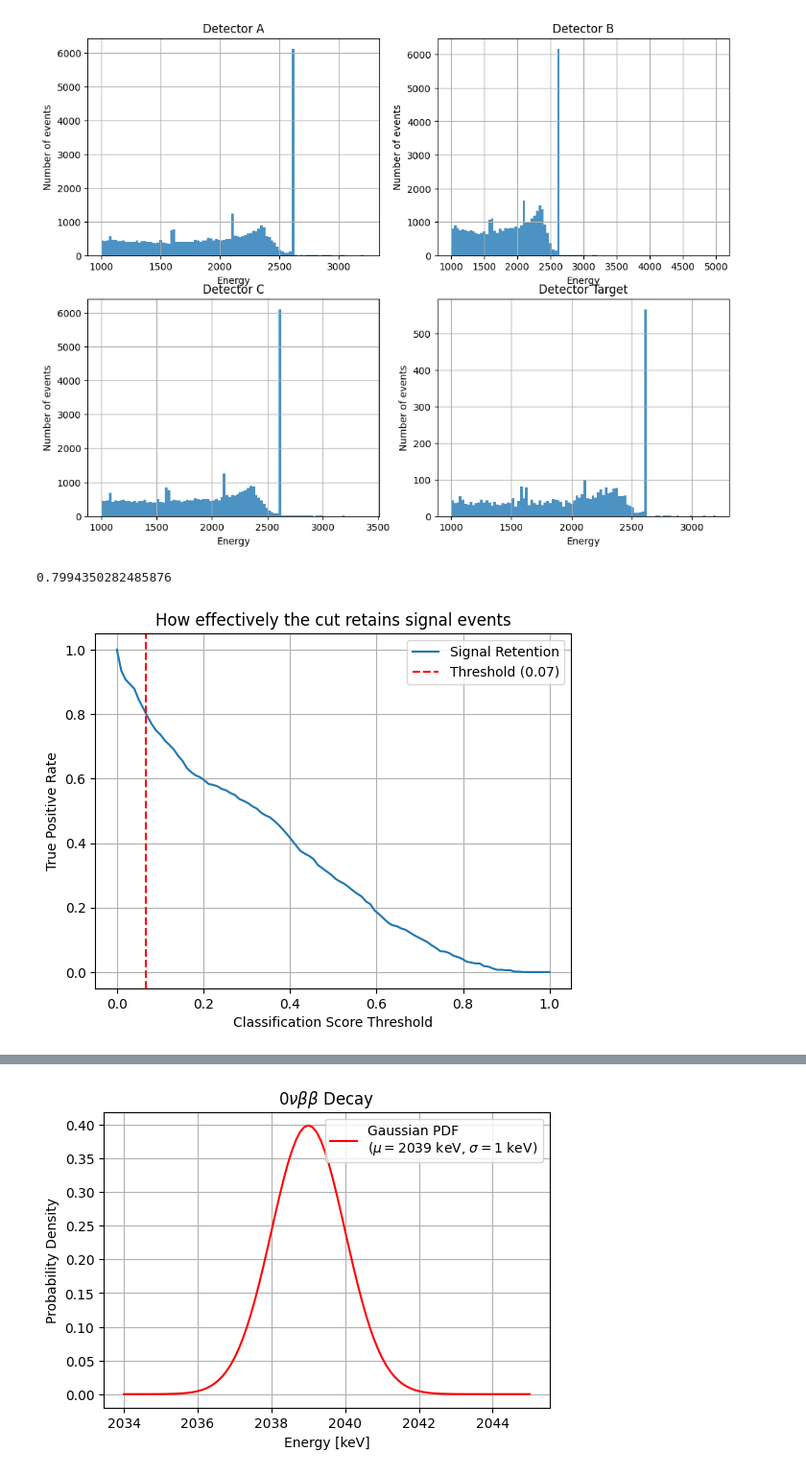
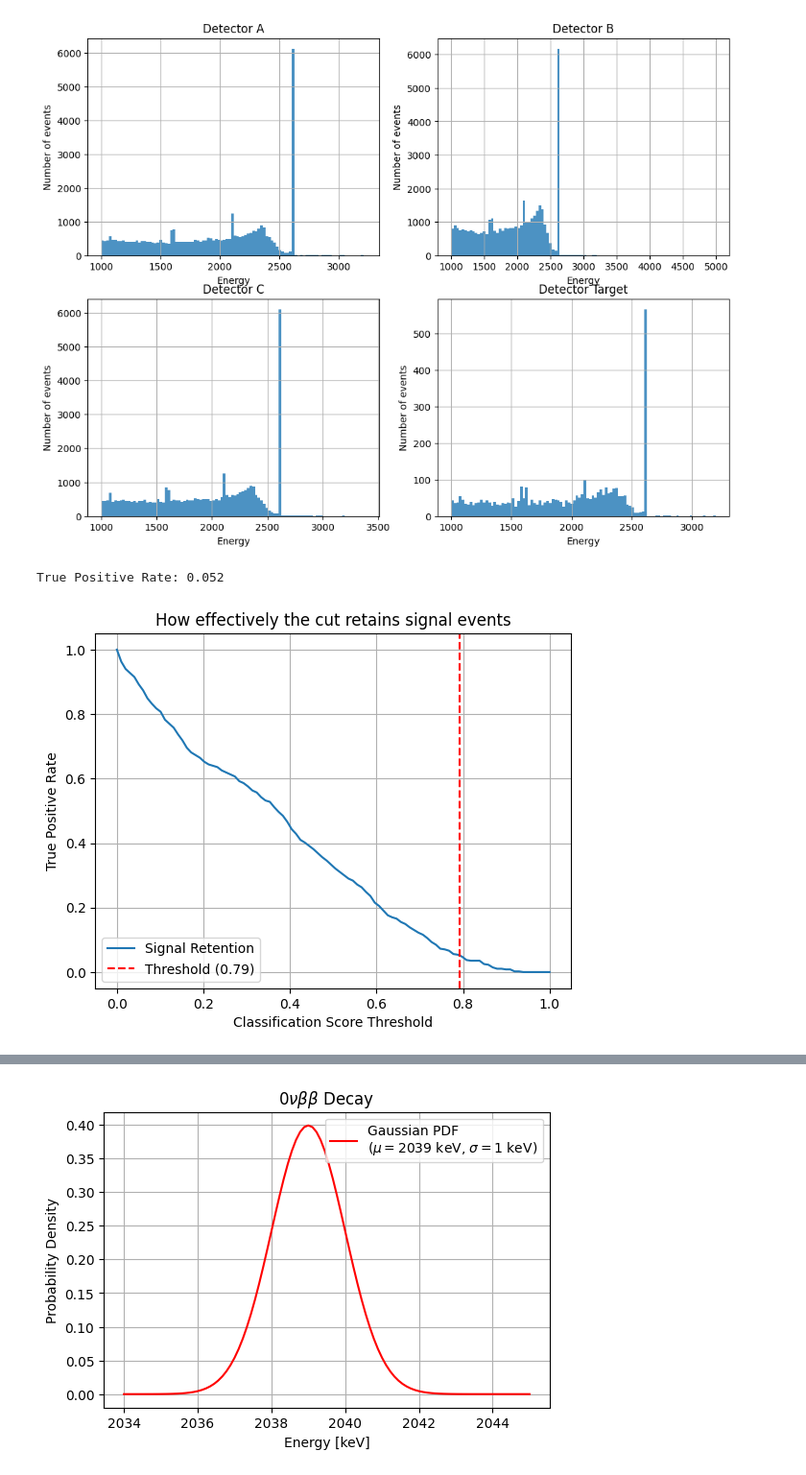
Before and after one commit to melissamp03/DSC291_FINAL-PROJECT, a Jupyter notebook: DSC291_Final-Project_2025.ipynb, the cells around one changed output, grey strips where cells are left out. Shown at 96% size. Drawn from its saved outputs; the diff is of its cells as text; code cells hidden in the pictures.

```diff
--- a/DSC291_Final-Project_2025.ipynb
+++ b/DSC291_Final-Project_2025.ipynb
@@ -72,35 +74,34 @@ plt.grid(True)
 # %%
 #Step 2
 
 #Identify energy range around the 1592 keV peak
-Peak_A = (detector_A["Energy"]>=1582)&(detector_A["Energy"]<=1602)
+Peak_A = (detector_A["Energy"]>=1589)&(detector_A["Energy"]<=1595)
 Peak_A_events = detector_A[Peak_A]
 
 #Take values with cnn_score above 90% as acceptable threshold
-Threshold = np.percentile(Peak_A_events["cnn_score"], 20)
+Threshold = np.percentile(Peak_A_events["cnn_score"], 95)
 #print(Threshold)
 Thresholds = np.linspace(0, 1, 100)
 
 True_Positive = len(Peak_A_events[Peak_A_events["cnn_score"]>=Threshold])
-
 False_Negative = len(Peak_A_events[Peak_A_events["cnn_score"]<Threshold])
 #print(False_Negative)
 Signal = True_Positive+False_Negative
 True_Positive_Rate = True_Positive/Signal
-print(True_Positive_Rate)
+print(f"True Positive Rate: {True_Positive_Rate:.3f}")
 
 # Plot the signal retention as a function of threshold
 plt.plot(Thresholds, [len(Peak_A_events[Peak_A_events["cnn_score"] >= t]) / len(Peak_A_events) for t in Thresholds], label="Signal Retention")
 plt.axvline(Threshold, color='r', linestyle='--', label=f"Threshold ({Threshold:.2f})")
 plt.xlabel("Classification Score Threshold")
 plt.ylabel("True Positive Rate")
 plt.title("How effectively the cut retains signal events")
 plt.legend()
 plt.grid()
 plt.show()
 # %% [output]
-0.7994350282485876
+True Positive Rate: 0.052
-[figure, old version]
+[figure, new version]
 # %%
 #Step 3
 
```
Also changed, not shown: parts of 19 cells of this notebook.
